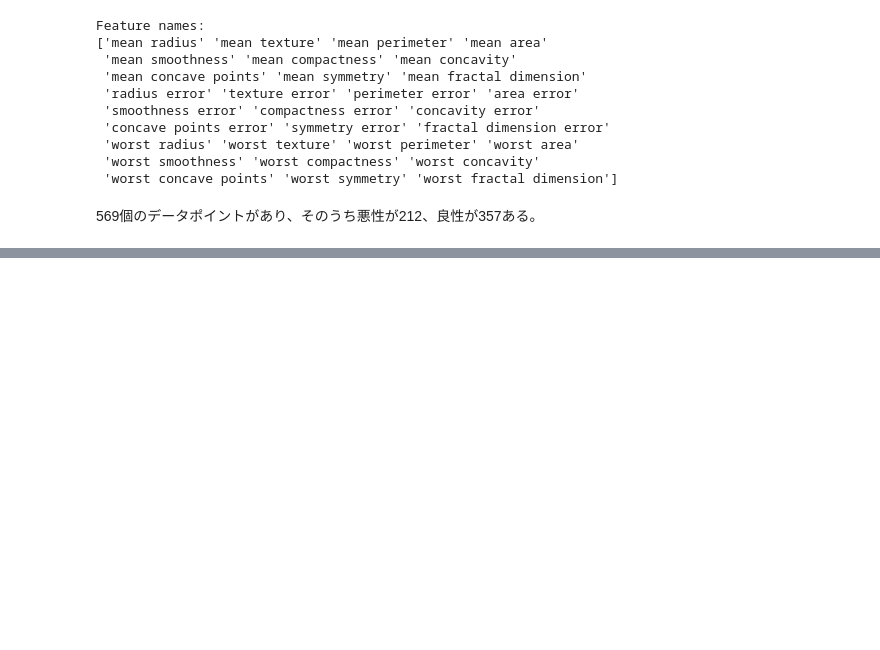
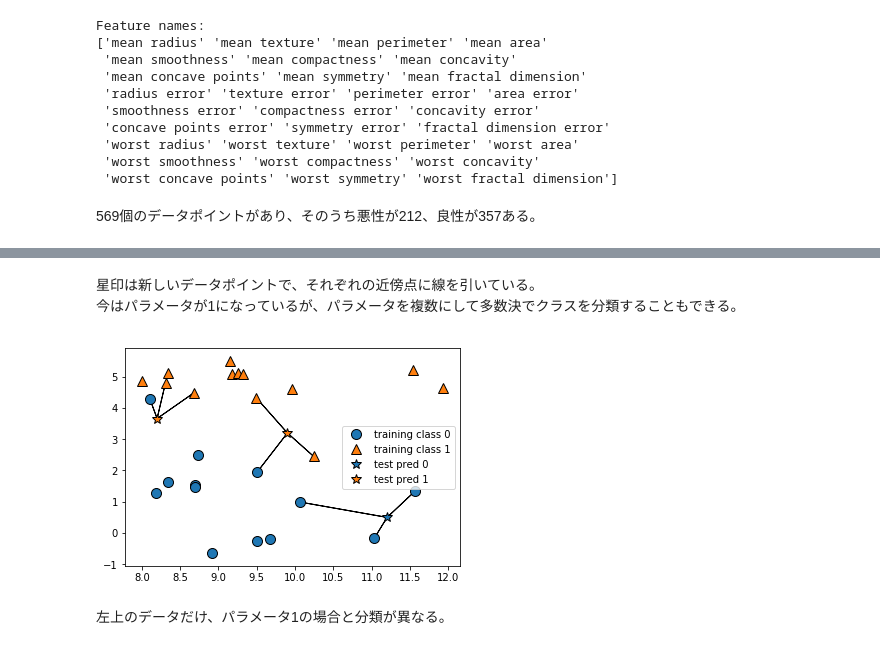
Before and after one commit to yuzutomato/studyPythonMachineLearning, a Jupyter notebook: 2_SupervisedLearning/2_SupervisedLearning.ipynb, the cells around one changed output, grey strips where cells are left out. Cells and saved outputs as stored; diff of their text form; code cells hidden in the pictures; blank space fills up the shorter version.

```diff
--- a/2_SupervisedLearning/2_SupervisedLearning.ipynb
+++ b/2_SupervisedLearning/2_SupervisedLearning.ipynb
@@ -79,0 +144,9 @@ Feature names:
+# %% [markdown]
+星印は新しいデータポイントで、それぞれの近傍点に線を引いている。<br>
+今はパラメータが1になっているが、パラメータを複数にして多数決でクラスを分類することもできる。
+# %%
+mglearn.plots.plot_knn_classification(n_neighbors=3)
+# %% [output]
+[figure, added]
+# %% [markdown]
+左上のデータだけ、パラメータ1の場合と分類が異なる。
```
Also changed, not shown: parts of 7 cells of this notebook.
